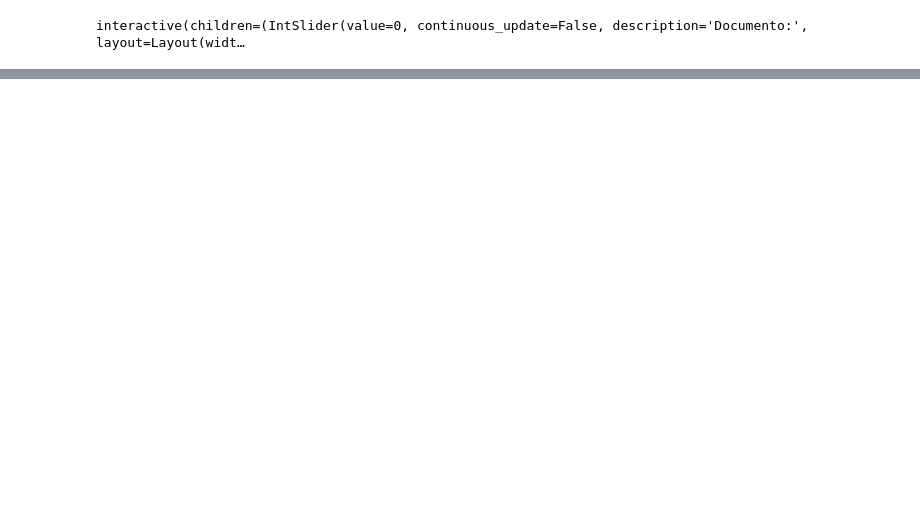
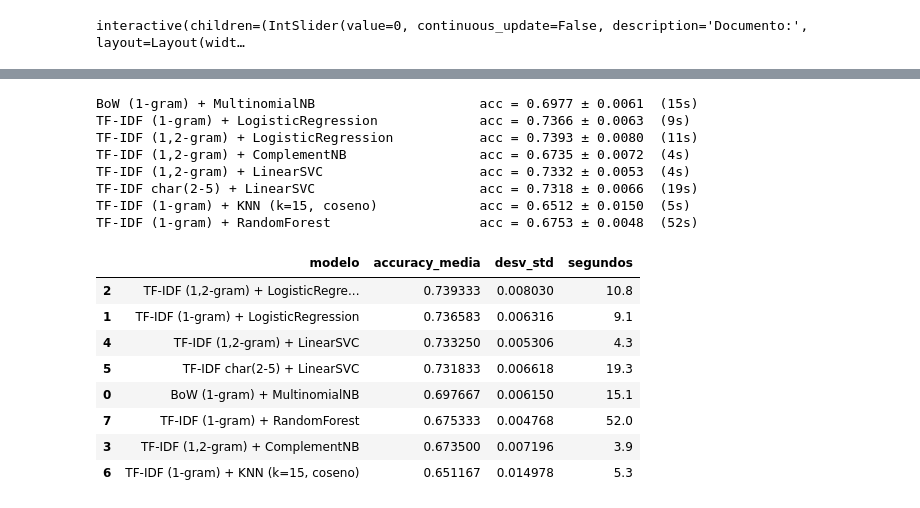
Before and after one commit to JuanSe8190/Proyecto1-Predictor-emociones, a Jupyter notebook: Proyecto Parte 1/Proyecto1.ipynb, the cells around one changed output, grey strips where cells are left out. Cells and saved outputs as stored; diff of their text form; code cells hidden in the pictures; blank space fills up the shorter version.

```diff
--- a/Proyecto Parte 1/Proyecto1.ipynb
+++ b/Proyecto Parte 1/Proyecto1.ipynb
@@ -329,0 +394,14 @@ weighted avg       0.72      0.73      0.72      2400
+# %%
+cv = StratifiedKFold(n_splits=5, shuffle=True, random_state=SEED)
+resultados = []
+
+def evaluar(nombre, modelo, X, y):
+    t0 = time.time()
+    scores = cross_val_score(modelo, X, y, cv=cv, scoring='accuracy', n_jobs=-1)
+    resultados.append({'modelo': nombre, 'accuracy_media': scores.mean(),
+                       'desv_std': scores.std(), 'segundos': round(time.time() - t0, 1)})
+    print(f'{nombre:48s} acc = {scores.mean():.4f} ± {scores.std():.4f}  ({time.time()-t0:.0f}s)')
+    return scores
+
+X_texto = train_data['text']
+y = train_data['label']
@@ -329,0 +427,49 @@ weighted avg       0.72      0.73      0.72      2400
+# %%
+candidatos = {
+    'BoW (1-gram) + MultinomialNB': Pipeline([
+        ('vec', CountVectorizer(preprocessor=normalizar, min_df=2)), ('clf', MultinomialNB())]),
+    'TF-IDF (1-gram) + LogisticRegression': Pipeline([
+        ('vec', TfidfVectorizer(preprocessor=normalizar, min_df=2, sublinear_tf=True)),
+        ('clf', LogisticRegression(max_iter=3000, C=5))]),
+    'TF-IDF (1,2-gram) + LogisticRegression': Pipeline([
+        ('vec', TfidfVectorizer(preprocessor=normalizar, ngram_range=(1,2), min_df=2, sublinear_tf=True)),
+        ('clf', LogisticRegression(max_iter=3000, C=5))]),
+    'TF-IDF (1,2-gram) + ComplementNB': Pipeline([
+        ('vec', TfidfVectorizer(preprocessor=normalizar, ngram_range=(1,2), min_df=2, sublinear_tf=True)),
+        ('clf', ComplementNB())]),
+    'TF-IDF (1,2-gram) + LinearSVC': Pipeline([
+        ('vec', TfidfVectorizer(preprocessor=normalizar, ngram_range=(1,2), min_df=2, sublinear_tf=True)),
+        ('clf', LinearSVC(C=0.3))]),
+    'TF-IDF char(2-5) + LinearSVC': Pipeline([
+        ('vec', TfidfVectorizer(preprocessor=normalizar, analyzer='char_wb', ngram_range=(2,5), min_df=2, sublinear_tf=True)),
+        ('clf', LinearSVC(C=0.3))]),
+    'TF-IDF (1-gram) + KNN (k=15, coseno)': Pipeline([
+        ('vec', TfidfVectorizer(preprocessor=normalizar, min_df=2, sublinear_tf=True)),
+        ('clf', KNeighborsClassifier(n_neighbors=15, metric='cosine'))]),
+    'TF-IDF (1-gram) + RandomForest': Pipeline([
+        ('vec', TfidfVectorizer(preprocessor=normalizar, min_df=2, sublinear_tf=True)),
+        ('clf', RandomForestClassifier(n_estimators=300, n_jobs=-1, random_state=SEED))]),
+}
+
+for nombre, modelo in candidatos.items():
+    evaluar(nombre, modelo, X_texto, y)
+
+pd.DataFrame(resultados).sort_values('accuracy_media', ascending=False)
+# %% [output]
+BoW (1-gram) + MultinomialNB                     acc = 0.6977 ± 0.0061  (15s)
+TF-IDF (1-gram) + LogisticRegression             acc = 0.7366 ± 0.0063  (9s)
+TF-IDF (1,2-gram) + LogisticRegression           acc = 0.7393 ± 0.0080  (11s)
+TF-IDF (1,2-gram) + ComplementNB                 acc = 0.6735 ± 0.0072  (4s)
+TF-IDF (1,2-gram) + LinearSVC                    acc = 0.7332 ± 0.0053  (4s)
+TF-IDF char(2-5) + LinearSVC                     acc = 0.7318 ± 0.0066  (19s)
+TF-IDF (1-gram) + KNN (k=15, coseno)             acc = 0.6512 ± 0.0150  (5s)
+TF-IDF (1-gram) + RandomForest                   acc = 0.6753 ± 0.0048  (52s)
+|  | modelo | accuracy_media | desv_std | segundos |
+| 2 | TF-IDF (1,2-gram) + LogisticRegre... | 0.739333 | 0.008030 | 10.8 |
+| 1 | TF-IDF (1-gram) + LogisticRegression | 0.736583 | 0.006316 | 9.1 |
+| 4 | TF-IDF (1,2-gram) + LinearSVC | 0.733250 | 0.005306 | 4.3 |
+| 5 | TF-IDF char(2-5) + LinearSVC | 0.731833 | 0.006618 | 19.3 |
+| 0 | BoW (1-gram) + MultinomialNB | 0.697667 | 0.006150 | 15.1 |
+| 7 | TF-IDF (1-gram) + RandomForest | 0.675333 | 0.004768 | 52.0 |
+| 3 | TF-IDF (1,2-gram) + ComplementNB | 0.673500 | 0.007196 | 3.9 |
+| 6 | TF-IDF (1-gram) + KNN (k=15, coseno) | 0.651167 | 0.014978 | 5.3 |
```
Also changed, not shown: parts of 32 cells of this notebook, 2 other files.
